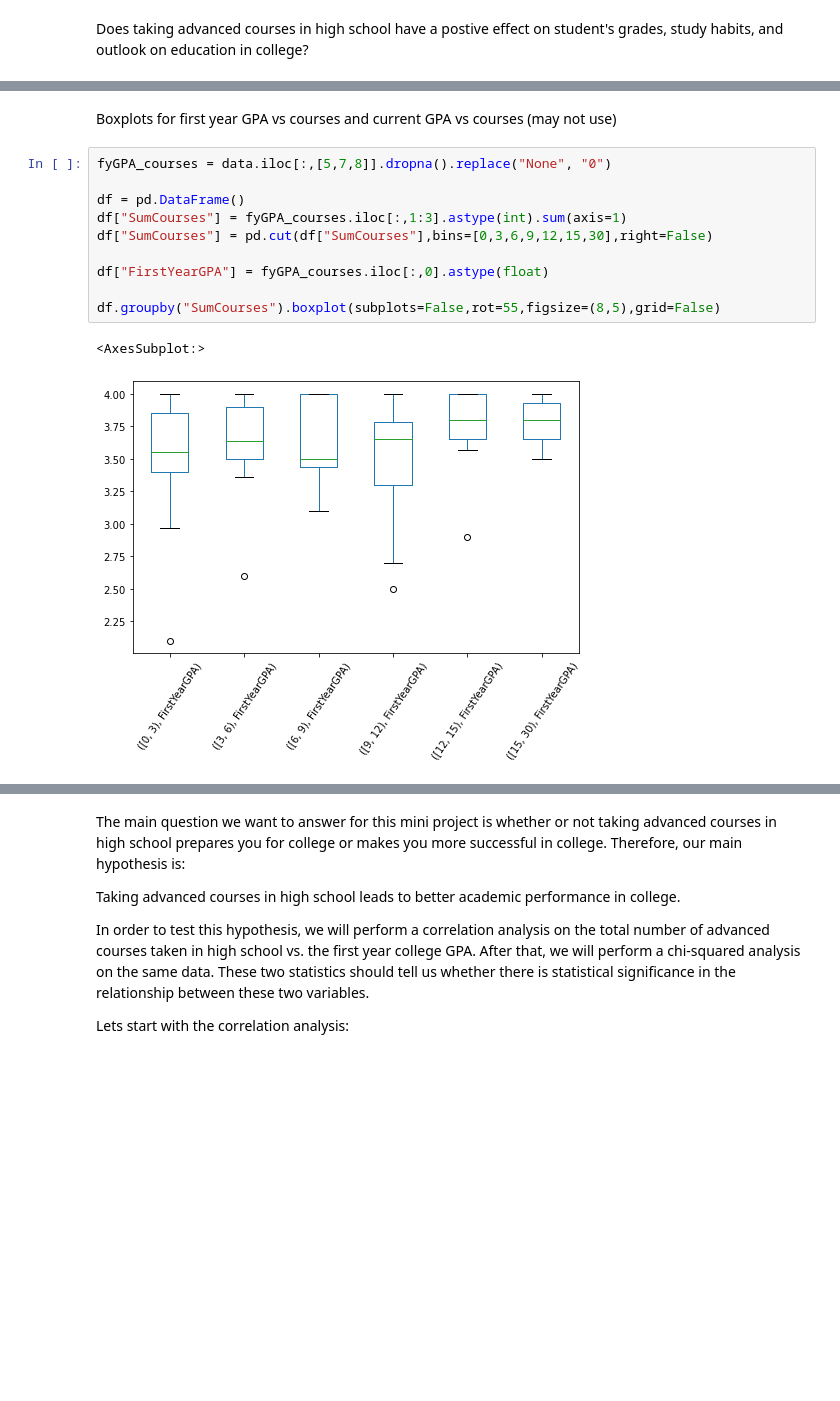
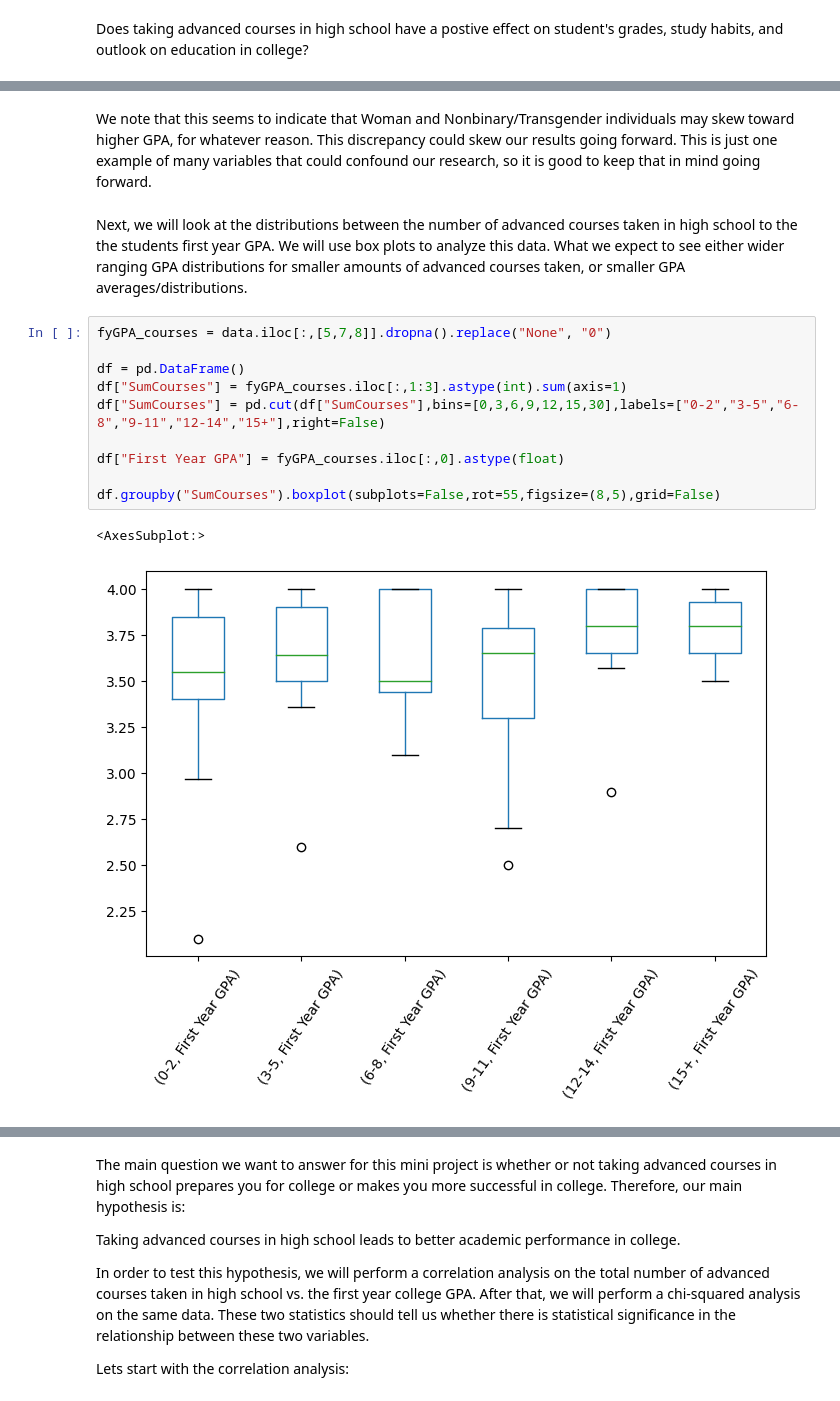
Before and after one commit to TheHenn17/CS105_Miniproject, a Jupyter notebook: project.ipynb, the cells around one changed output, grey strips where cells are left out. Saved outputs shown, nothing was run; the diff lists cells and outputs as text; blank space fills up the shorter version.

```diff
--- a/project.ipynb
+++ b/project.ipynb
@@ -43,15 +65,17 @@ data.to_csv("cleaned.csv")
+# %% [markdown]
+We note that this seems to indicate that Woman and Nonbinary/Transgender individuals may skew toward higher GPA, for whatever reason. This discrepancy could skew our results going forward. This is just one example of many variables that could confound our research, so it is good to keep that in mind going forward.
 # %% [markdown]
-Boxplots for first year GPA vs courses and current GPA vs courses (may not use)
+Next, we will look at the distributions between the number of advanced courses taken in high school to the the students first year GPA. We will use box plots to analyze this data. What we expect to see either wider ranging GPA distributions for smaller amounts of advanced courses taken, or smaller GPA averages/distributions.
 # %%
 fyGPA_courses = data.iloc[:,[5,7,8]].dropna().replace("None", "0")
 
 df = pd.DataFrame()
 df["SumCourses"] = fyGPA_courses.iloc[:,1:3].astype(int).sum(axis=1)
-df["SumCourses"] = pd.cut(df["SumCourses"],bins=[0,3,6,9,12,15,30],right=False)
+df["SumCourses"] = pd.cut(df["SumCourses"],bins=[0,3,6,9,12,15,30],labels=["0-2","3-5","6-8","9-11","12-14","15+"],right=False)
 
-df["FirstYearGPA"] = fyGPA_courses.iloc[:,0].astype(float)
+df["First Year GPA"] = fyGPA_courses.iloc[:,0].astype(float)
 
 df.groupby("SumCourses").boxplot(subplots=False,rot=55,figsize=(8,5),grid=False)
 # %% [output]
 <AxesSubplot:>
-[figure, old version]
+[figure, new version]
```
Also changed, not shown: parts of 42 cells of this notebook, 1 other file.
